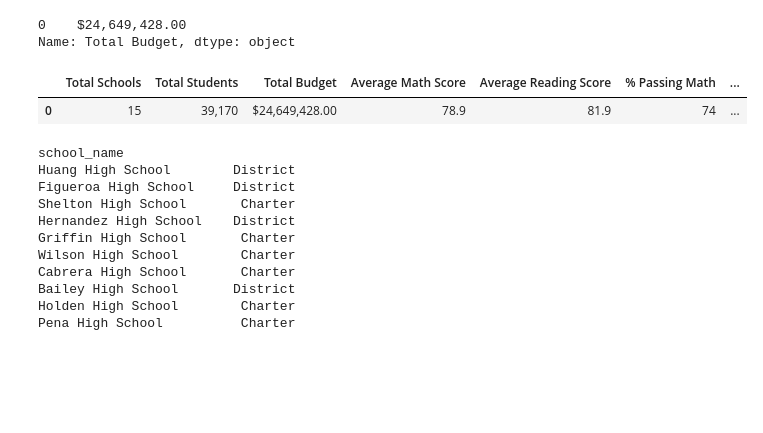
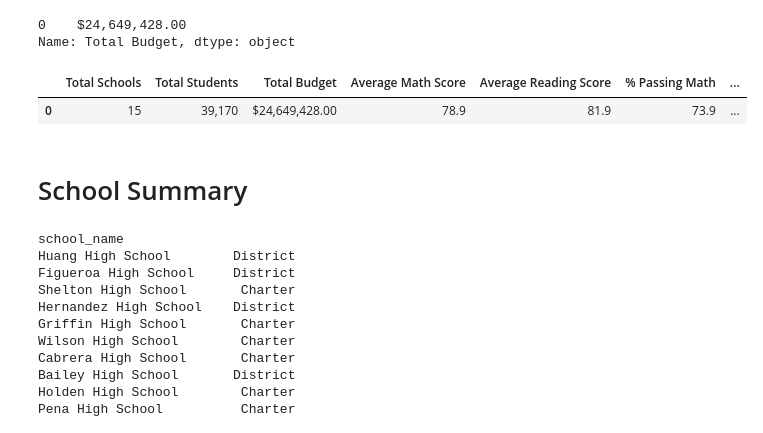
Before and after one commit to Harpritkc/School_District_Analysis, a Jupyter notebook: PyCitySchools-challenge.ipynb, the cells around one changed output. Saved outputs shown, nothing was run; the diff lists cells and outputs as text; code cells hidden in the pictures; blank space fills up the shorter version.

```diff
--- a/PyCitySchools-challenge.ipynb
+++ b/PyCitySchools-challenge.ipynb
@@ -90,6 +48,0 @@ school_data_df.tail()
-# %%
-# To view any number of rows in a DataFrame, place a number inside the parenthesis.
-# Ex: df.head(10) vs. df.tail(10)
-# Read the student data file and store it in a Pandas DataFrame
-student_data_df = pd.read_csv(student_data_to_load)
-student_data_df
@@ -255,4 +48,0 @@ prefixes_suffixes = ["Dr. ", "Mr. ", "Ms. ", "Mrs. ", "Miss ", " MD", " DDS", "
-# %%
-# Iterate through the words in the prefixes_suffixes:
-for word in prefixes_suffixes:
-    student_data_df["student_name"] = student_data_df["student_name"].str.replace(word, "")
@@ -409,0 +152,4 @@ print(average_math_score)
+# %%
+# Get the total original student count
+student_count = school_data_complete_df["Student ID"].count()
+print(student_count)
@@ -483,7 +241,7 @@ print(overall_percent_passing_math_reading)
 # %%
 # Adding a list of values with keys to create a new DataFrame
 district_summary_df = pd.DataFrame(
-    [{"Total Schools": school_count,
+    [{"Total Schools": school_count_2,
      "Total Students": student_count,
      "Total Budget": total_budget,
      "Average Math Score": average_math_score,
@@ -514,15 +272,17 @@ Name: Total Budget, dtype: object
 # %%
 # Format the columns
 district_summary_df["Average Math Score"] = district_summary_df["Average Math Score"].map("{:.1f}".format)
 district_summary_df["Average Reading Score"] = district_summary_df["Average Reading Score"].map("{:.1f}".format)
-district_summary_df["% Passing Math"] = district_summary_df["% Passing Math"].map("{:.0f}".format)
-district_summary_df["% Passing Reading"] = district_summary_df["% Passing Reading"].map("{:.0f}".format)
-district_summary_df["% Overall Passing"] = district_summary_df["% Overall Passing"].map("{:.0f}".format)
+district_summary_df["% Passing Math"] = district_summary_df["% Passing Math"].map("{:.1f}".format)
+district_summary_df["% Passing Reading"] = district_summary_df["% Passing Reading"].map("{:.1f}".format)
+district_summary_df["% Overall Passing"] = district_summary_df["% Overall Passing"].map("{:.1f}".format)
 
 district_summary_df
 # %% [output]
 |  | Total Schools | Total Students | Total Budget | Average Math Score | Average Reading Score | % Passing Math | ... |
-| 0 | 15 | 39,170 | $24,649,428.00 | 78.9 | 81.9 | 74 | ... |
+| 0 | 15 | 39,170 | $24,649,428.00 | 78.9 | 81.9 | 73.9 | ... |
+# %% [markdown]
+# School Summary
 # %%
 # Determine the school type
 per_school_types = school_data_df.set_index(["school_name"])["type"]
```
Also changed, not shown: parts of 95 cells of this notebook, 10 other files.
